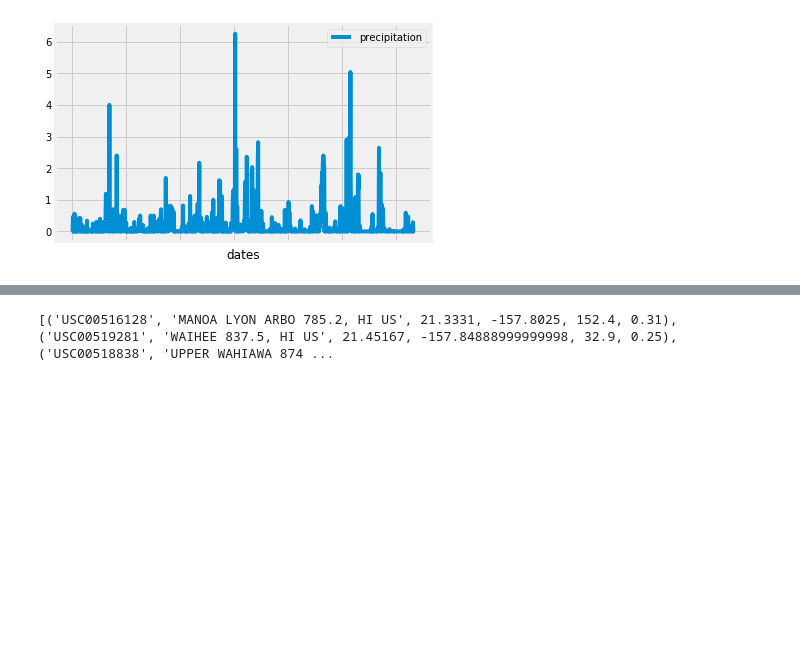
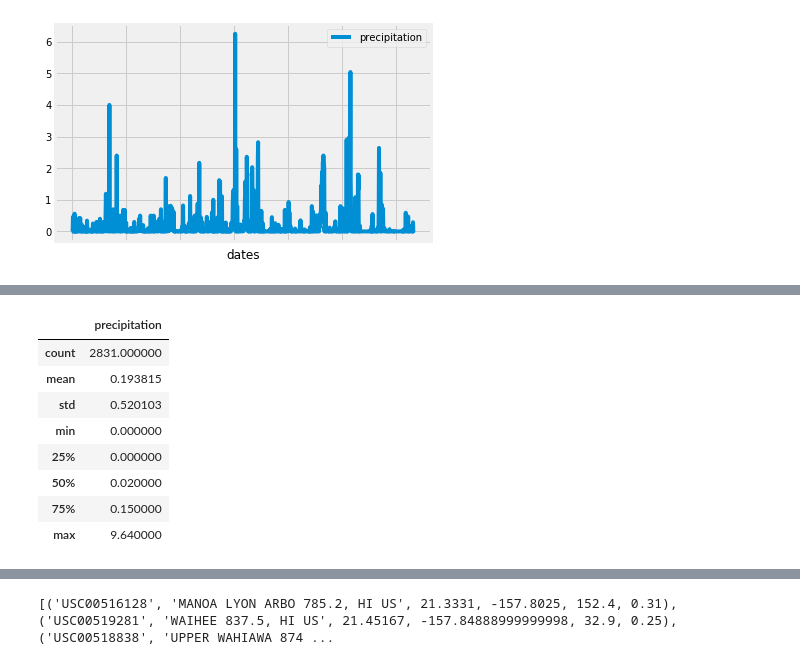
Before and after one commit to christopdr/data-analytics-bootcamp-2018, a Jupyter notebook: Homework8/climate_starter.ipynb, the cells around one changed output, grey strips where cells are left out. Saved outputs shown, nothing was run; the diff lists cells and outputs as text; code cells hidden in the pictures; blank space fills up the shorter version.

```diff
--- a/Homework8/climate_starter.ipynb
+++ b/Homework8/climate_starter.ipynb
@@ -97,2 +82,13 @@ datetime.datetime(2017, 1, 31, 0, 0)
 # %%
 # Use Pandas to calcualte the summary statistics for the precipitation data
+tmp.describe()
+# %% [output]
+|  | precipitation |
+| count | 2831.000000 |
+| mean | 0.193815 |
+| std | 0.520103 |
+| min | 0.000000 |
+| 25% | 0.000000 |
+| 50% | 0.020000 |
+| 75% | 0.150000 |
+| max | 9.640000 |
```
Also changed, not shown: parts of 15 cells of this notebook.
